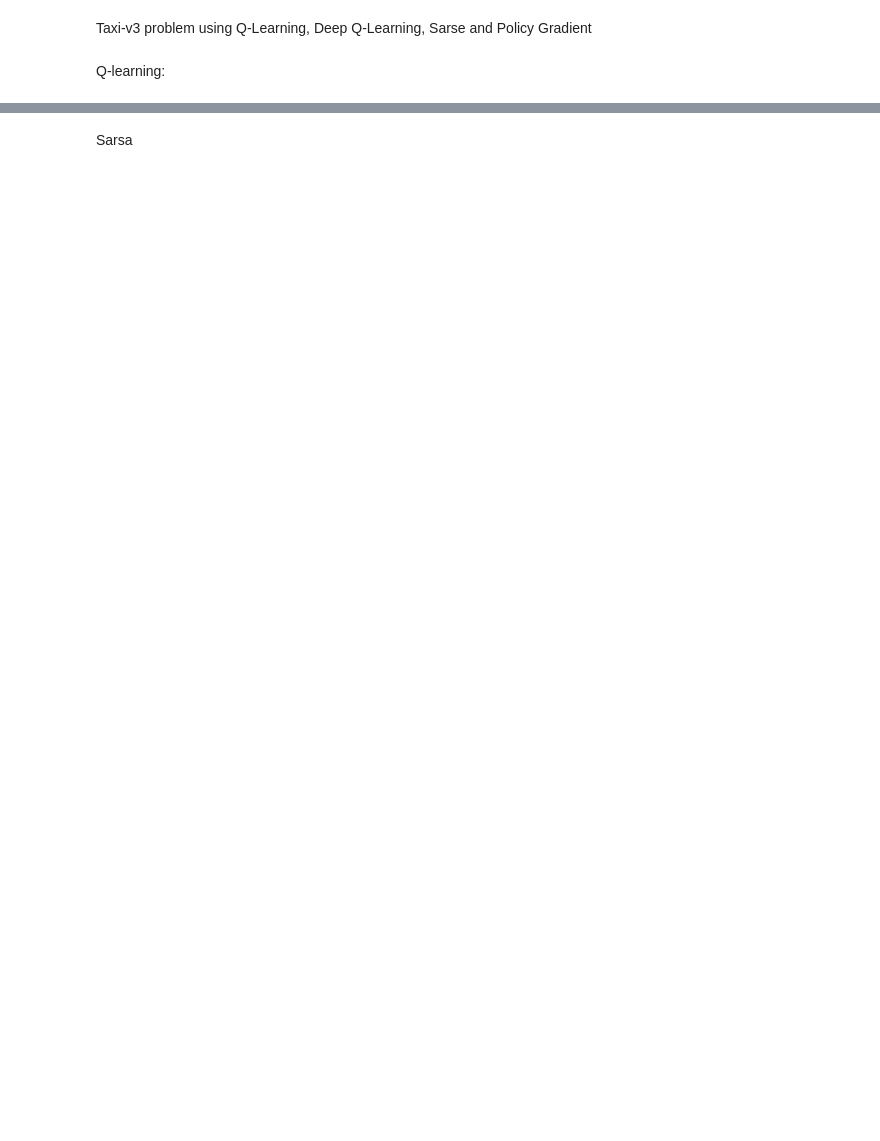
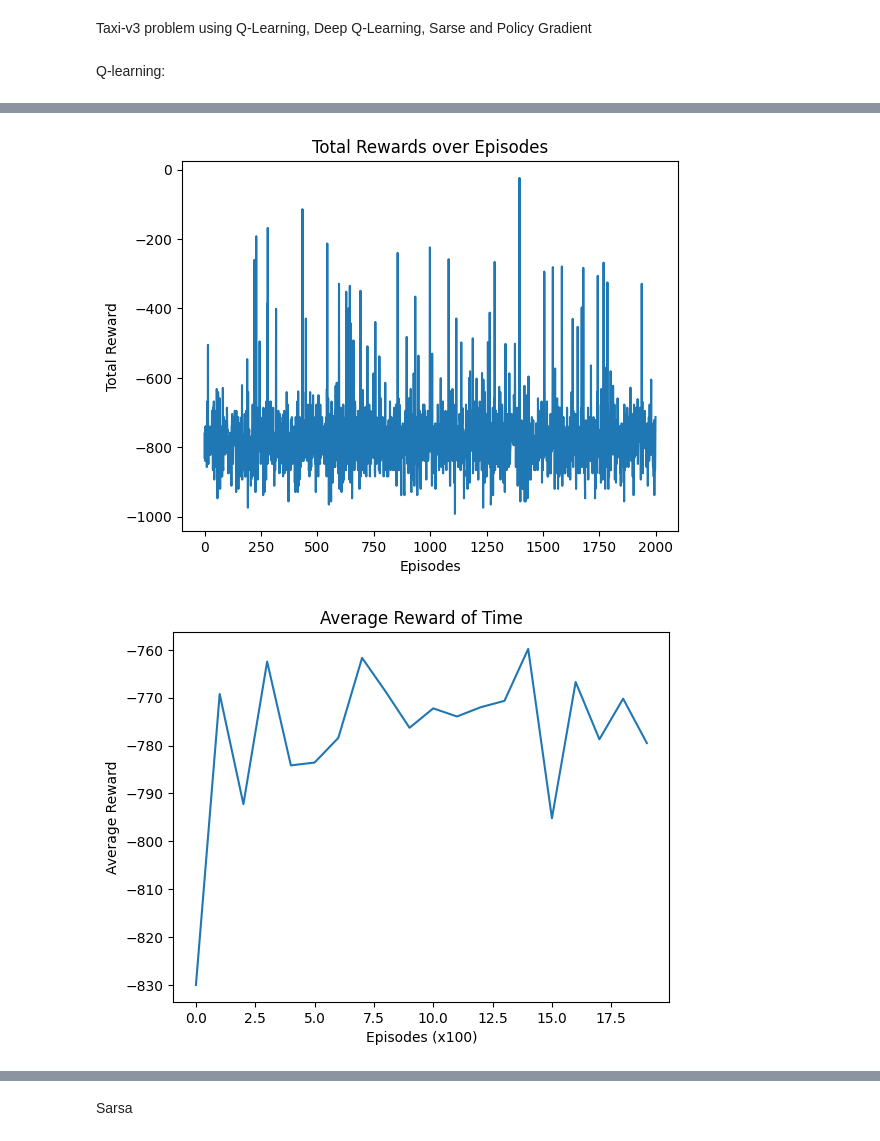
Before and after one commit to Soso2509/Evolutionary-AI_gruppe_gruppe9, a Jupyter notebook: prob4/2.prob4_kode/Taxi.ipynb, the cells around one changed output, grey strips where cells are left out. Saved outputs shown, nothing was run; the diff lists cells and outputs as text; code cells hidden in the pictures; blank space fills up the shorter version.

```diff
--- a/prob4/2.prob4_kode/Taxi.ipynb
+++ b/prob4/2.prob4_kode/Taxi.ipynb
@@ -84,0 +157,77 @@ Episode 3000, Total Reward: -4
+# %%
+import gym
+import numpy as np
+import matplotlib.pyplot as plt
+from gym.wrappers import RecordVideo
+
+# Initialize environment
+env = gym.make('Taxi-v3', render_mode="rgb_array") # , render_mode="human"
+env.action_space.seed(42)
+
+# Initialize metrics
+average_rewards = []
+episode_lengths = []
+success_rates = []
+rewards = []
+
+# Records a video every 200 episodes
+env = RecordVideo(env, video_folder='prob4/3.prob4_output/Random_Policy', episode_trigger=lambda episode_id: episode_id % 200 == 0)
+
+# Hyperparameters
+episodes = 2000 # Amount of episodes
+
+# Training loop
+for episode in range(episodes):
+    observation, info = env.reset() # Make sure environment is reset before every run
+
+    # Initializing variables
+    total_reward = 0
+    steps = 0
+    success = 0
+    done = False
+
+     # Looping through the episodes
+    while not done:
+        action = env.action_space.sample() # Selects a random action from the possible actions
+        next_observation, reward, terminated, truncated, info = env.step(action)
+
+        # For metrics
+        steps += 1
+        total_reward += reward
+        if terminated:
+            success = 1
+        done = terminated or truncated
+
+    # Tracking metrics
+    rewards.append(total_reward)
+    episode_lengths.append(steps)
+    success_rates.append(success)
+
+    if episode % 100 == 0:
+        avg_reward = np.mean(rewards[-100:])
+        avg_length = np.mean(episode_lengths[-100:])
+        avg_success_rate = np.mean(success_rates[-100:]) * 100
+
+        average_rewards.append(avg_reward)
+        print(f'Episode {episode}, Average Reward (last 100): {avg_reward}, Average Success Rate: {avg_success_rate}%')
+
+print(f'Average reward: {avg_reward}')
+print(f'Average length: {avg_length}')
+print(f'Average success rate: {avg_success_rate}%')
+
+# Plotting the total reward
+plt.plot(rewards)
+plt.xlabel('Episodes')
+plt.ylabel('Total Reward')
+plt.title('Total Rewards over Episodes')
+plt.show()
+
+# Plotting the average reward
+plt.plot(average_rewards)
+plt.xlabel('Episodes (x100)')
+plt.ylabel('Average Reward')
+plt.title('Average Reward of Time')
+plt.show()
+
+env.close()
+# %% [output]
@@ -85 +251,3 @@ Episode 3000, Total Reward: -4
+[figure, added]
+[figure, added]
 # %% [markdown]
```
Also changed, not shown: parts of 7 cells of this notebook.
